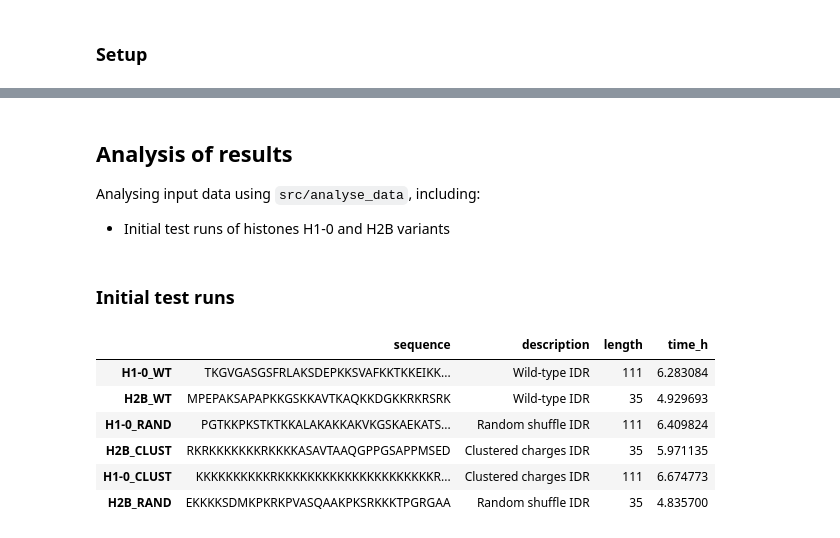
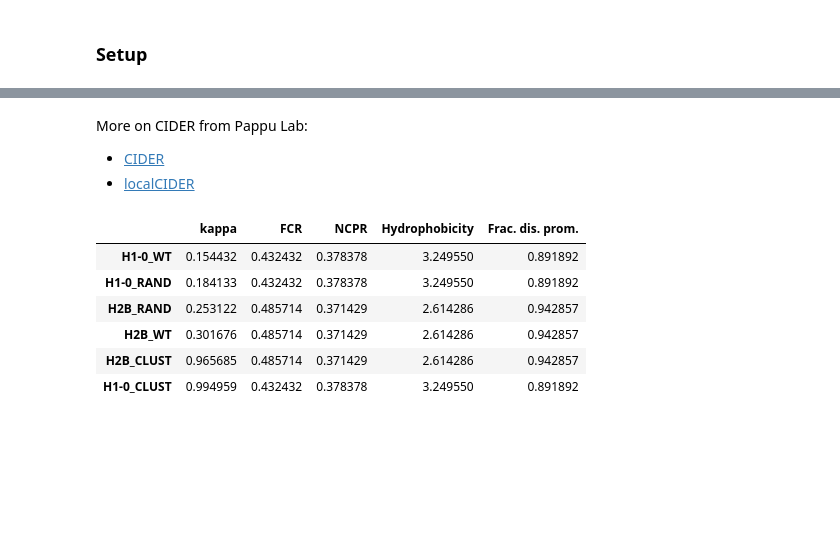
Before and after one commit to frederikespersen/OrthoIDP, a Jupyter notebook: Analysis.ipynb, the cells around one changed output, grey strips where cells are left out. Cells and saved outputs as stored; diff of their text form; code cells hidden in the pictures; blank space fills up the shorter version.

```diff
--- a/Analysis.ipynb
+++ b/Analysis.ipynb
@@ -18,15 +16,0 @@ Analysing input data using ``src/analyse_data``, including:
-# %%
-# Loading vars.json
-json_vars_path = 'data/seqs/vars.json'
-vars = pd.read_json(json_vars_path, orient='index')
-
-# Loading sequences
-vars['sequence'] = vars.apply(lambda row: analyse_data.load_fasta_seq(row['var_data'])[0], axis=1)
-
-# Calculating parameters
-params = pd.concat([analyse_data.cider_parameters(seq, name) for name, seq in zip(vars.index, vars['sequence'])])
-
-# Presenting documentation and results
-print(analyse_data.cider_parameters.__name__.upper() + '():')
-print(analyse_data.cider_parameters.__doc__)
-params.sort_values(by='kappa')
@@ -62,30 +17,23 @@ CIDER_PARAMETERS():
-# %% [markdown]
-## Analysis of results
-
-Analysing input data using ``src/analyse_data``, including:
-
-- Initial test runs of histones H1-0 and H2B variants
-# %% [markdown]
-### Initial test runs
-# %%
-# Loading experiment
-exp_dir = 'results/calvados/initial/'
-experiments = os.listdir(exp_dir)
-sims = pd.DataFrame({
-    'sequence': [analyse_data.load_fasta_seq('/'.join([exp_dir, exp, exp + '.fasta']))[0] for exp in experiments],
-    'description': [analyse_data.load_fasta_seq('/'.join([exp_dir, exp, exp + '.fasta']))[2] for exp in experiments]},
-    index = experiments)
-
-# Calculating simulation specs
-sims['length'] = sims.apply(lambda row: len(row['sequence']), axis=1)
-sims['time_h'] = sims.apply(lambda row: analyse_results.simulation_time('/'.join([exp_dir, row.name, 'traj.log'])), axis=1)
-
-sims
-# %% [output]
-|  | sequence | description | length | time_h |
-| H1-0_WT | TKGVGASGSFRLAKSDEPKKSVAFKKTKKEIKK... | Wild-type IDR | 111 | 6.283084 |
-| H2B_WT | MPEPAKSAPAPKKGSKKAVTKAQKKDGKKRKRSRK | Wild-type IDR | 35 | 4.929693 |
-| H1-0_RAND | PGTKKPKSTKTKKALAKAKKAKVKGSKAEKATS... | Random shuffle IDR | 111 | 6.409824 |
-| H2B_CLUST | RKRKKKKKKKRKKKKASAVTAAQGPPGSAPPMSED | Clustered charges IDR | 35 | 5.971135 |
-| H1-0_CLUST | KKKKKKKKKKRKKKKKKKKKKKKKKKKKKKKKR... | Clustered charges IDR | 111 | 6.674773 |
-| H2B_RAND | EKKKKSDMKPKRKPVASQAAKPKSRKKKTPGRGAA | Random shuffle IDR | 35 | 4.835700 |
+# %% [markdown]
+More on CIDER from Pappu Lab:
+- [CIDER](http://pappulab.wustl.edu/CIDER/about/)
+- [localCIDER](http://pappulab.github.io/localCIDER/)
+# %%
+# Loading metadata
+metadata_path = 'exp/initial/initial.json'
+with open(metadata_path, 'r') as file:
+    metadata = json.load(file)
+
+# Calculating parameters
+params = pd.concat([analyse_data.cider_parameters(cols['sequence'], name) for name, cols in metadata['data'].items()])
+
+# Presenting documentation and results
+params.sort_values(by='kappa')
+# %% [output]
+|  | kappa | FCR | NCPR | Hydrophobicity | Frac. dis. prom. |
+| H1-0_WT | 0.154432 | 0.432432 | 0.378378 | 3.249550 | 0.891892 |
+| H1-0_RAND | 0.184133 | 0.432432 | 0.378378 | 3.249550 | 0.891892 |
+| H2B_RAND | 0.253122 | 0.485714 | 0.371429 | 2.614286 | 0.942857 |
+| H2B_WT | 0.301676 | 0.485714 | 0.371429 | 2.614286 | 0.942857 |
+| H2B_CLUST | 0.965685 | 0.485714 | 0.371429 | 2.614286 | 0.942857 |
+| H1-0_CLUST | 0.994959 | 0.432432 | 0.378378 | 3.249550 | 0.891892 |
```
Also changed, not shown: parts of 11 cells of this notebook, 12 other files.
